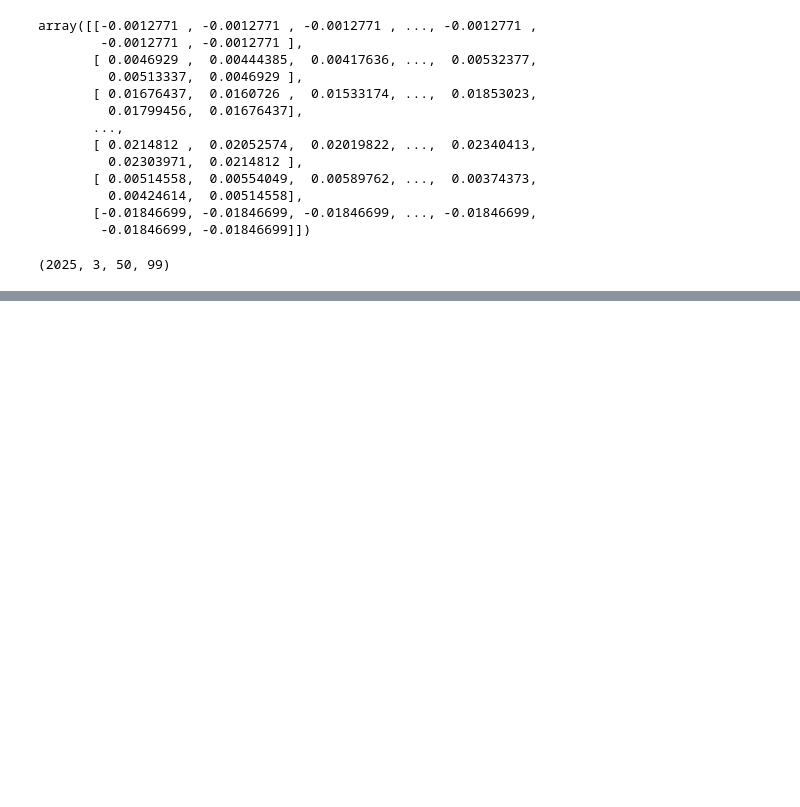
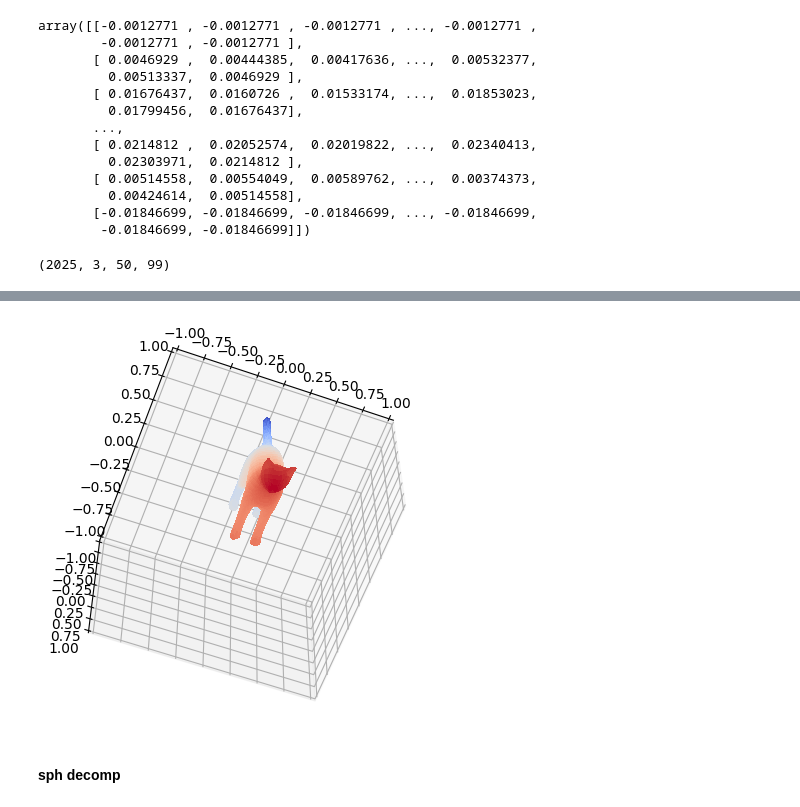
Before and after one commit to tbesnier/bm-shapes, a Jupyter notebook: examples/TEST - Bridge between complex meshes.ipynb, the cells around one changed output, grey strips where cells are left out. Cells and saved outputs as stored; diff of their text form; code cells hidden in the pictures; blank space fills up the shorter version.

```diff
--- a/examples/TEST - Bridge between complex meshes.ipynb
+++ b/examples/TEST - Bridge between complex meshes.ipynb
@@ -33,0 +58,17 @@ basis_sph.shape
+# %%
+import matplotlib.pyplot as plt
+from matplotlib import cm
+from matplotlib.ticker import LinearLocator
+fig, ax = plt.subplots(subplot_kw={"projection": "3d"})
+
+X, Y, Z = source[0], source[1], source[2]
+
+ax.plot_surface(X, Y, Z, cmap=cm.coolwarm,
+                    linewidth=0, antialiased=False)
+ax.set_zlim(-1,1)
+ax.set_xlim(-1,1)
+ax.set_ylim(-1,1)
+ax.view_init(120, -70)
+plt.show()
+# %% [output]
+[figure, added]
@@ -33,0 +81,2 @@ basis_sph.shape
+# %% [markdown]
+#### sph decomp
```
Also changed, not shown: parts of 17 cells of this notebook, 5 other files.
